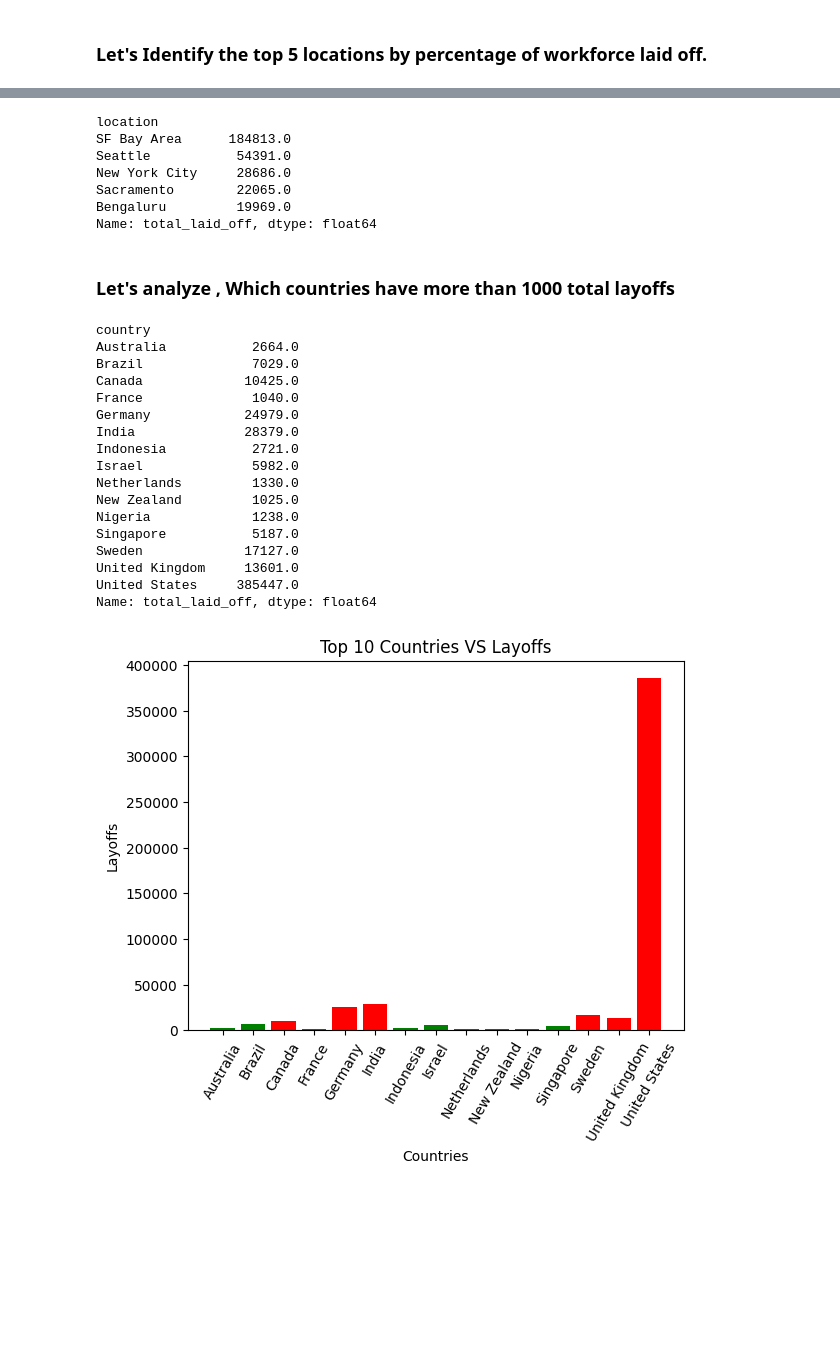
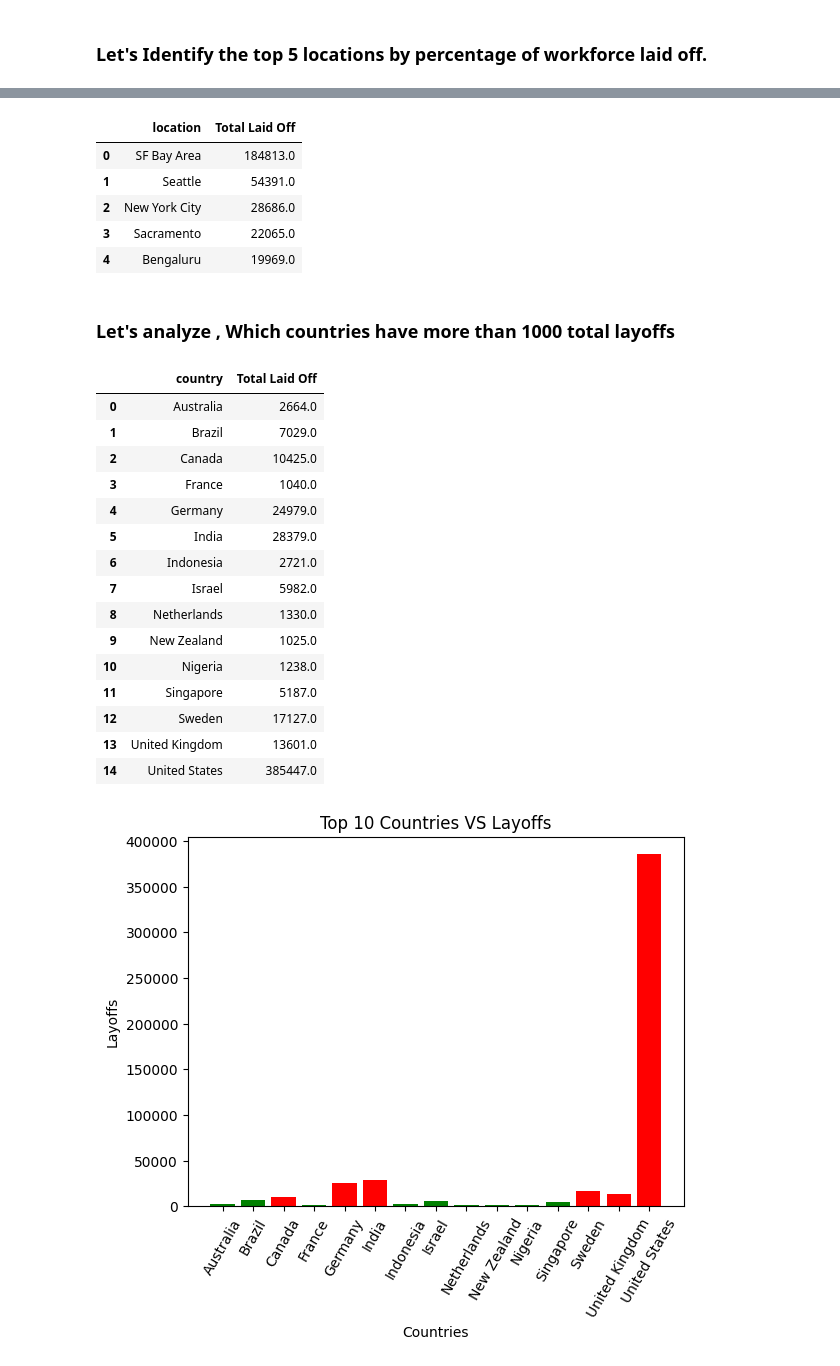
Before and after one commit to neerajcodes888/Recent-Layoffs-Case-Study, a Jupyter notebook: study.ipynb, the cells around one changed output, grey strips where cells are left out. Saved outputs shown, nothing was run; the diff lists cells and outputs as text; code cells hidden in the pictures; blank space fills up the shorter version.

```diff
--- a/study.ipynb
+++ b/study.ipynb
@@ -603,40 +603,38 @@ data.head(2)
 | 0 | Kaltura | New York City | 70.0 | 2025-08-07 | 10 | Media | Post-IPO | $166 | ... |
 | 2 | Yotpo | New York City | 200.0 | 2025-08-05 | 34 | Marketing | Unknown | $436 | ... |
 # %%
-data.groupby('location')['total_laid_off'].sum().sort_values(ascending=False).head(5)
+data.groupby('location')['total_laid_off'].sum().sort_values(ascending=False).head(5).reset_index(name='Total Laid Off')
 # %% [output]
-location
-SF Bay Area      184813.0
-Seattle           54391.0
-New York City     28686.0
-Sacramento        22065.0
-Bengaluru         19969.0
-Name: total_laid_off, dtype: float64
+|  | location | Total Laid Off |
+| 0 | SF Bay Area | 184813.0 |
+| 1 | Seattle | 54391.0 |
+| 2 | New York City | 28686.0 |
+| 3 | Sacramento | 22065.0 |
+| 4 | Bengaluru | 19969.0 |
 # %% [markdown]
 ### Let's analyze , Which countries have more than 1000 total layoffs
 # %%
 more_than_1000=data.groupby('country')['total_laid_off'].sum()
 # %%
 vis = more_than_1000[more_than_1000>1000]
-vis
+vis.reset_index(name='Total Laid Off')
 # %% [output]
-country
-Australia           2664.0
-Brazil              7029.0
-Canada             10425.0
-France              1040.0
-Germany            24979.0
-India              28379.0
-Indonesia           2721.0
-Israel              5982.0
-Netherlands         1330.0
-New Zealand         1025.0
-Nigeria             1238.0
-Singapore           5187.0
-Sweden             17127.0
-United Kingdom     13601.0
-United States     385447.0
-Name: total_laid_off, dtype: float64
+|  | country | Total Laid Off |
+| 0 | Australia | 2664.0 |
+| 1 | Brazil | 7029.0 |
+| 2 | Canada | 10425.0 |
+| 3 | France | 1040.0 |
+| 4 | Germany | 24979.0 |
+| 5 | India | 28379.0 |
+| 6 | Indonesia | 2721.0 |
+| 7 | Israel | 5982.0 |
+| 8 | Netherlands | 1330.0 |
+| 9 | New Zealand | 1025.0 |
+| 10 | Nigeria | 1238.0 |
+| 11 | Singapore | 5187.0 |
+| 12 | Sweden | 17127.0 |
+| 13 | United Kingdom | 13601.0 |
+| 14 | United States | 385447.0 |
 # %%
 x,y = vis.index,vis.values
 # %%
```
Also changed, not shown: parts of 9 cells of this notebook.
